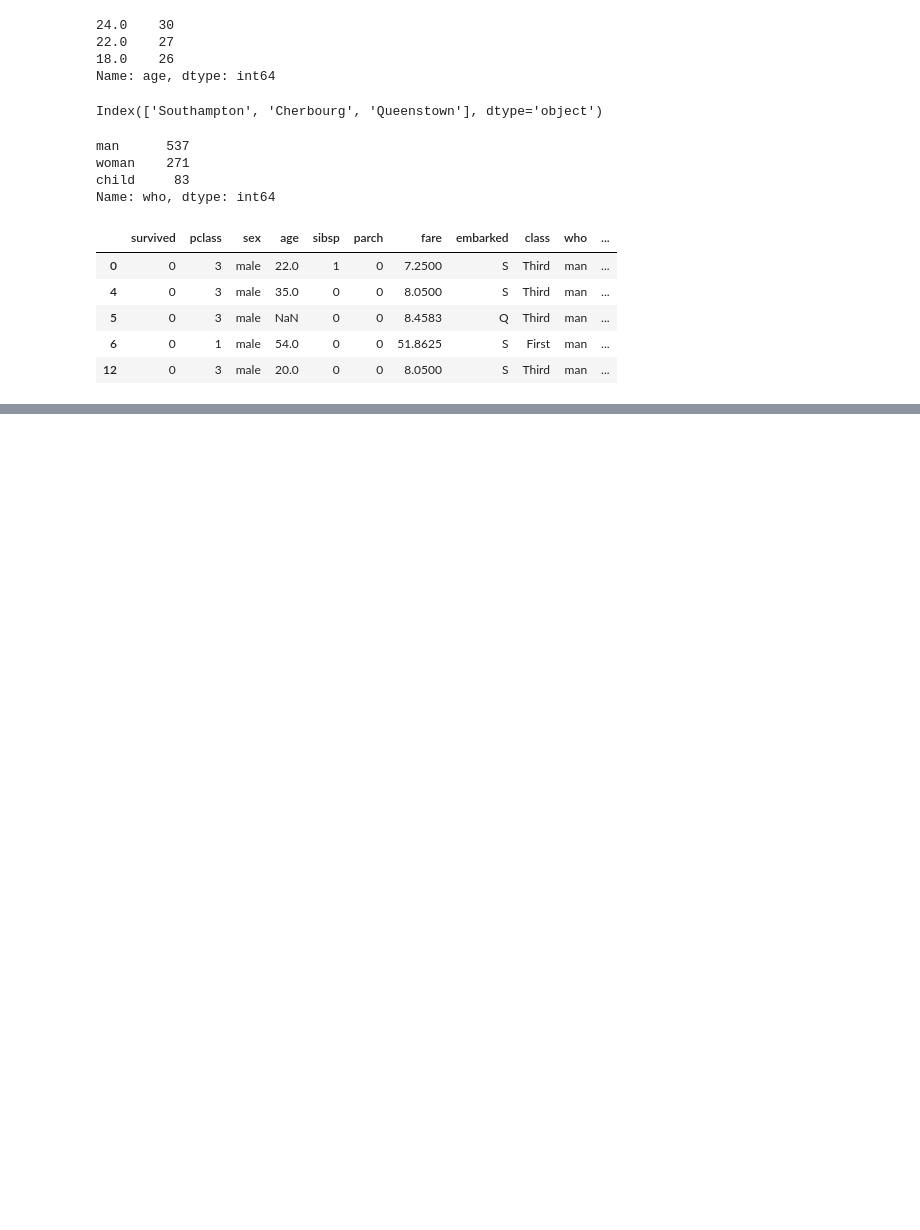
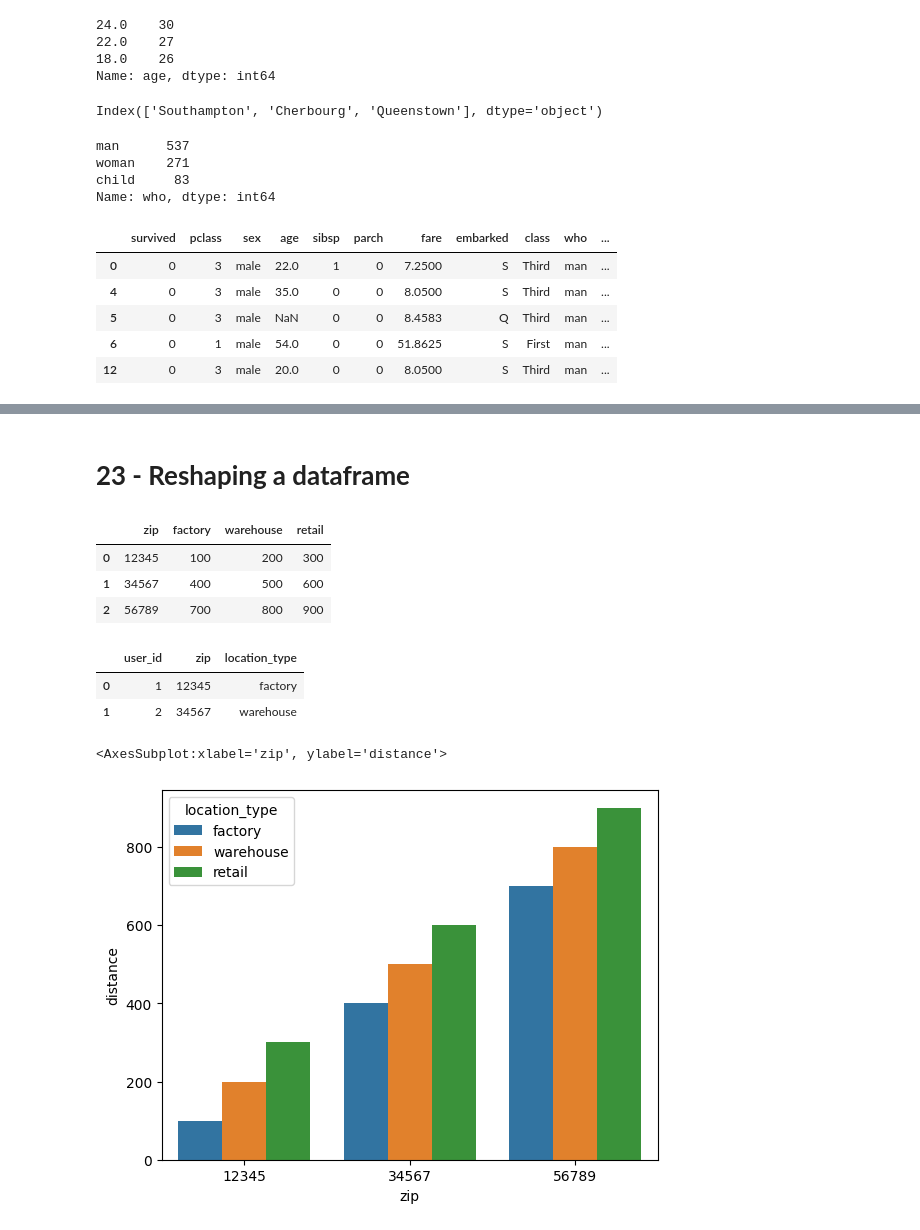
Before and after one commit to Adnanchughtai/Day-3, a Jupyter notebook: tipsandtricks.ipynb, the cells around one changed output, grey strips where cells are left out. Cells and saved outputs as stored; diff of their text form; code cells hidden in the pictures; blank space fills up the shorter version.

```diff
--- a/tipsandtricks.ipynb
+++ b/tipsandtricks.ipynb
@@ -637,0 +977,19 @@ df[df.who.isin(counts.nlargest(1).index)].head()
+# %% [markdown]
+# **23 - Reshaping a dataframe**
+# %%
+fasla = pd.DataFrame([['12345', 100, 200, 300], ['34567', 400, 500, 600], ['56789', 700, 800, 900]],
+                     columns=['zip', 'factory', 'warehouse', 'retail'])
+fasla.head()
+# %% [output]
+|  | zip | factory | warehouse | retail |
+| 0 | 12345 | 100 | 200 | 300 |
+| 1 | 34567 | 400 | 500 | 600 |
+| 2 | 56789 | 700 | 800 | 900 |
+# %%
+fasla2 = pd.DataFrame([[1, '12345', 'factory'], [2, '34567', 'warehouse']],
+                      columns=['user_id', 'zip', 'location_type'])
+fasla2.head()
+# %% [output]
+|  | user_id | zip | location_type |
+| 0 | 1 | 12345 | factory |
+| 1 | 2 | 34567 | warehouse |
@@ -637,0 +998,6 @@ df[df.who.isin(counts.nlargest(1).index)].head()
+# %%
+import seaborn as sns
+sns.barplot(x='zip', y='distance', hue='location_type', data=fasla.melt(id_vars='zip', var_name='location_type', value_name='distance'))
+# %% [output]
+<AxesSubplot:xlabel='zip', ylabel='distance'>
+[figure, added]
```
Also changed, not shown: parts of 35 cells of this notebook.
